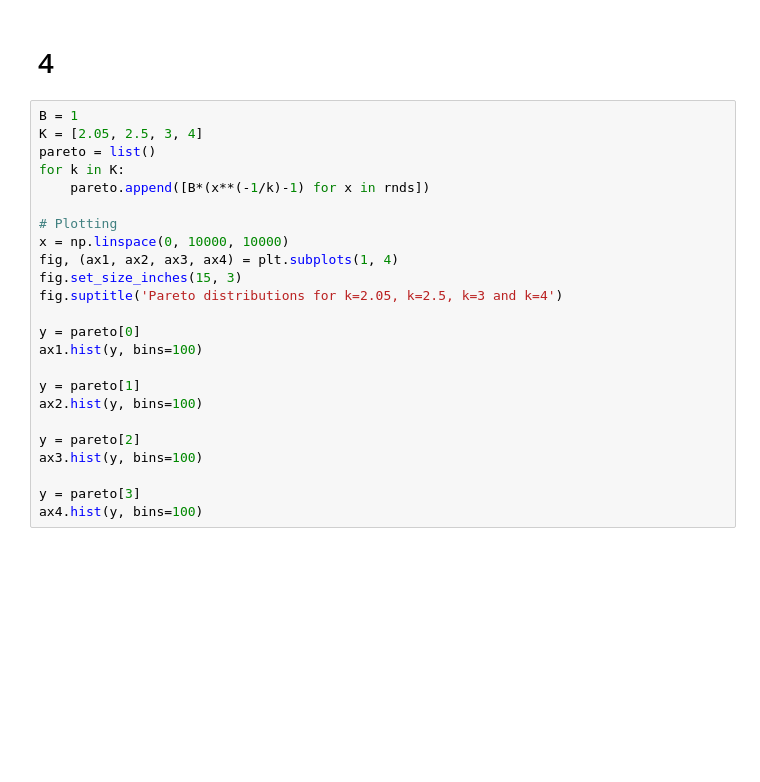
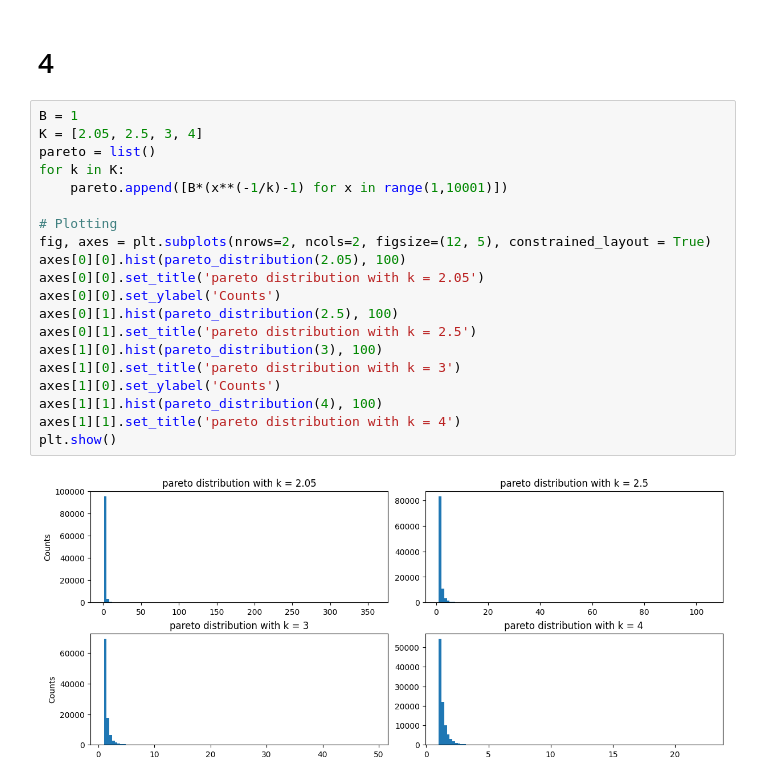
Before and after one commit to shajib004/Stotastic_simulation, a Jupyter notebook: exercise 3.ipynb, the cells around one changed output. Drawn from its saved outputs; the diff is of its cells as text; blank space fills up the shorter version.

```diff
--- a/exercise 3.ipynb
+++ b/exercise 3.ipynb
@@ -164,26 +175,24 @@ NameError: name 'normal' is not defined
 # %% [markdown]
 # 4
-# %%
-B = 1
-K = [2.05, 2.5, 3, 4]
-pareto = list()
-for k in K:
-    pareto.append([B*(x**(-1/k)-1) for x in rnds])
-
-# Plotting
-x = np.linspace(0, 10000, 10000)
-fig, (ax1, ax2, ax3, ax4) = plt.subplots(1, 4)
-fig.set_size_inches(15, 3)
-fig.suptitle('Pareto distributions for k=2.05, k=2.5, k=3 and k=4')
-
-y = pareto[0]
-ax1.hist(y, bins=100)
-
-y = pareto[1]
-ax2.hist(y, bins=100)
-
-y = pareto[2]
-ax3.hist(y, bins=100)
-
-y = pareto[3]
-ax4.hist(y, bins=100)
+# %%
+B = 1
+K = [2.05, 2.5, 3, 4]
+pareto = list()
+for k in K:
+    pareto.append([B*(x**(-1/k)-1) for x in range(1,10001)])
+
+# Plotting
+fig, axes = plt.subplots(nrows=2, ncols=2, figsize=(12, 5), constrained_layout = True)
+axes[0][0].hist(pareto_distribution(2.05), 100)
+axes[0][0].set_title('pareto distribution with k = 2.05')
+axes[0][0].set_ylabel('Counts')
+axes[0][1].hist(pareto_distribution(2.5), 100)
+axes[0][1].set_title('pareto distribution with k = 2.5')
+axes[1][0].hist(pareto_distribution(3), 100)
+axes[1][0].set_title('pareto distribution with k = 3')
+axes[1][0].set_ylabel('Counts')
+axes[1][1].hist(pareto_distribution(4), 100)
+axes[1][1].set_title('pareto distribution with k = 4')
+plt.show()
+# %% [output]
+[figure, added]
```
Also changed, not shown: parts of 10 cells of this notebook.
